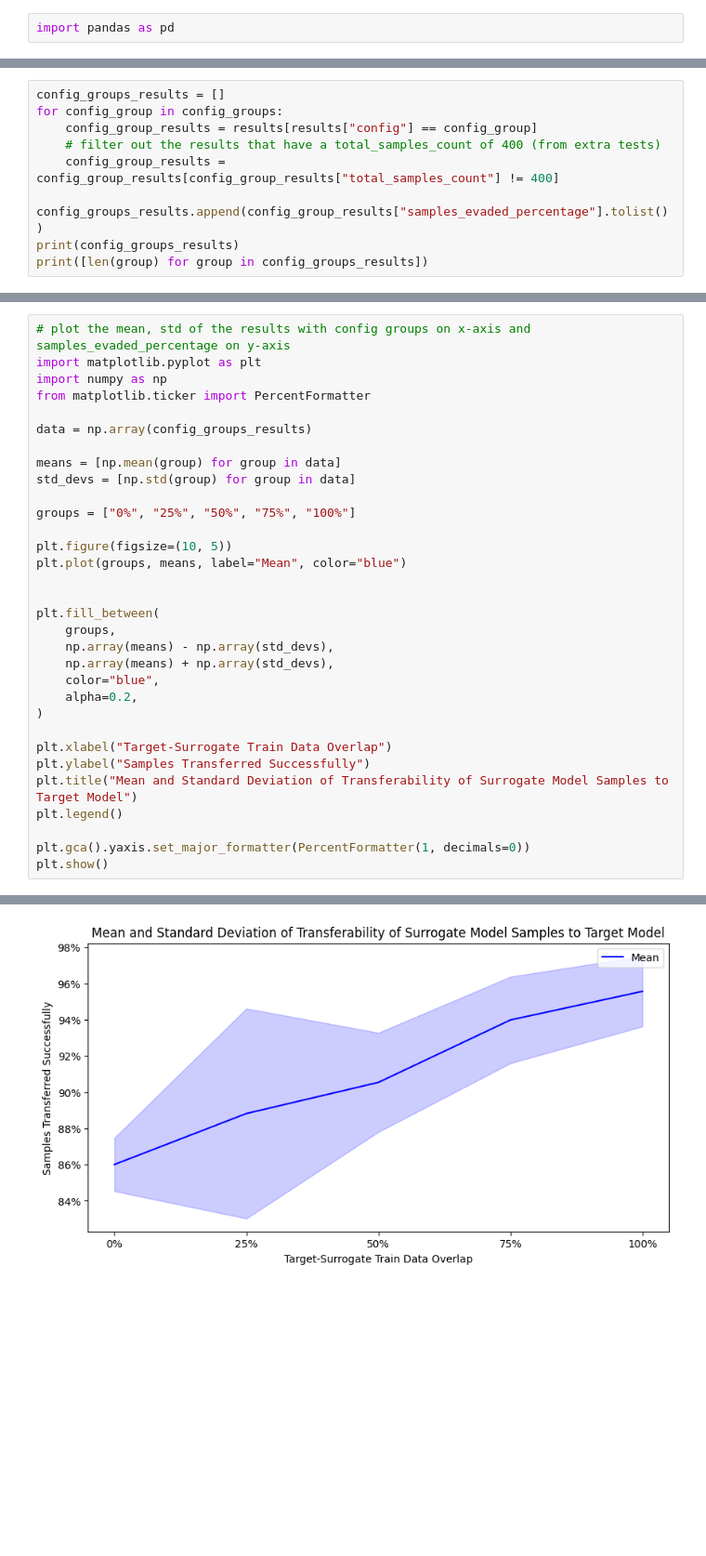
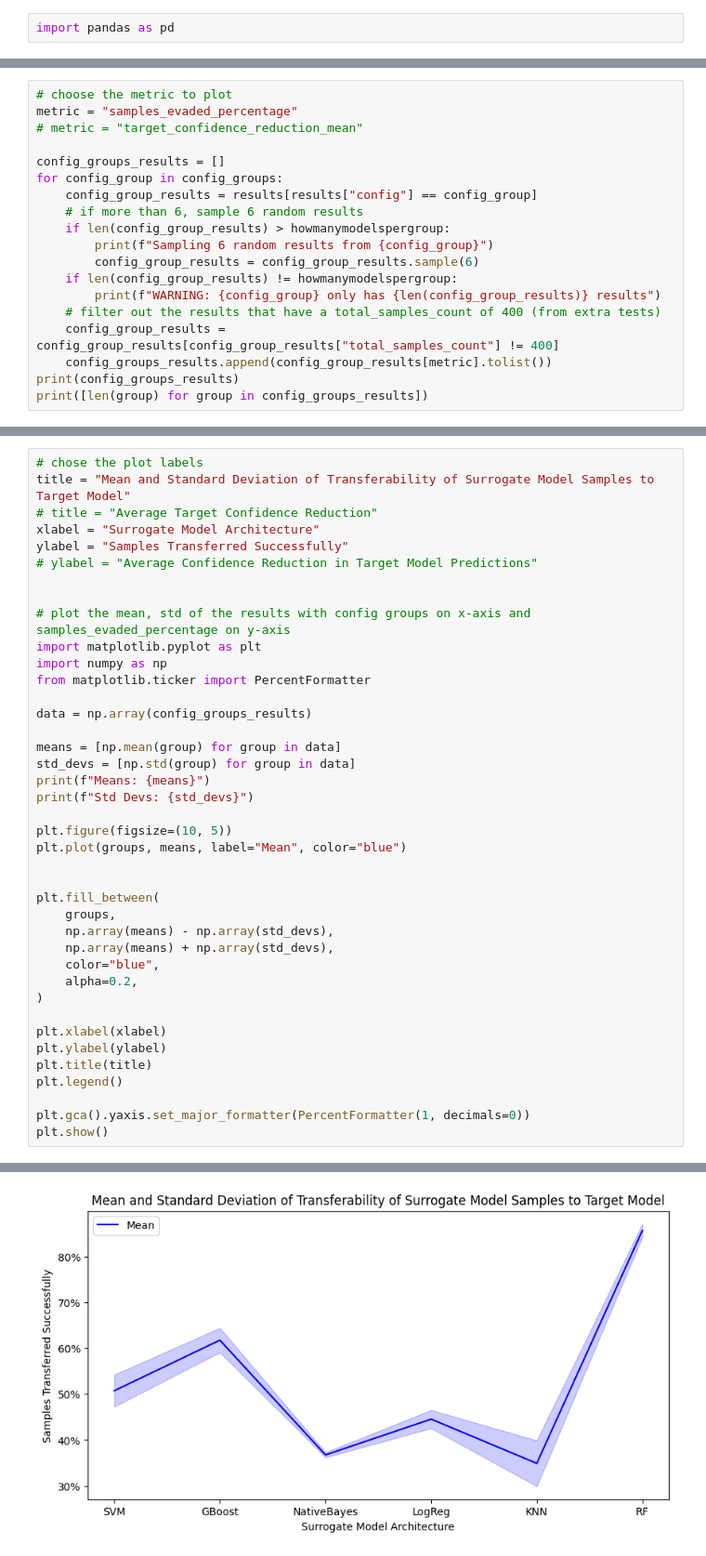
Before and after one commit to docluis/WAFcraft-docker, a Jupyter notebook: wafcraft/vizualize_results.ipynb, the cells around one changed output, grey strips where cells are left out. Shown: that part at 93% size. Drawn from its saved outputs; the diff is of its cells as text; blank space fills up the shorter version.

```diff
--- a/wafcraft/vizualize_results.ipynb
+++ b/wafcraft/vizualize_results.ipynb
@@ -24,12 +41,22 @@ config_groups = [
 
 results = pd.read_csv(f'results/target_{target}/transferability.csv')
 # %%
+# choose the metric to plot
+metric = "samples_evaded_percentage"
+# metric = "target_confidence_reduction_mean"
+
 config_groups_results = []
 for config_group in config_groups:
     config_group_results = results[results["config"] == config_group]
+    # if more than 6, sample 6 random results
+    if len(config_group_results) > howmanymodelspergroup:
+        print(f"Sampling 6 random results from {config_group}")
+        config_group_results = config_group_results.sample(6)
+    if len(config_group_results) != howmanymodelspergroup:
+        print(f"WARNING: {config_group} only has {len(config_group_results)} results")
     # filter out the results that have a total_samples_count of 400 (from extra tests)
     config_group_results = config_group_results[config_group_results["total_samples_count"] != 400]
-    config_groups_results.append(config_group_results["samples_evaded_percentage"].tolist())
+    config_groups_results.append(config_group_results[metric].tolist())
 print(config_groups_results)
 print([len(group) for group in config_groups_results])
 # %% [output]
@@ -38,4 +66,12 @@ print([len(group) for group in config_groups_results])
 # %%
+# chose the plot labels
+title = "Mean and Standard Deviation of Transferability of Surrogate Model Samples to Target Model"
+# title = "Average Target Confidence Reduction"
+xlabel = "Surrogate Model Architecture"
+ylabel = "Samples Transferred Successfully"
+# ylabel = "Average Confidence Reduction in Target Model Predictions"
+
+
 # plot the mean, std of the results with config groups on x-axis and samples_evaded_percentage on y-axis
 import matplotlib.pyplot as plt
 import numpy as np
@@ -45,8 +81,8 @@ data = np.array(config_groups_results)
 
 means = [np.mean(group) for group in data]
 std_devs = [np.std(group) for group in data]
-
-groups = ["0%", "25%", "50%", "75%", "100%"]
+print(f"Means: {means}")
+print(f"Std Devs: {std_devs}")
 
 plt.figure(figsize=(10, 5))
 plt.plot(groups, means, label="Mean", color="blue")
@@ -60,9 +96,9 @@ plt.fill_between(
     alpha=0.2,
 )
 
-plt.xlabel("Target-Surrogate Train Data Overlap")
-plt.ylabel("Samples Transferred Successfully")
-plt.title("Mean and Standard Deviation of Transferability of Surrogate Model Samples to Target Model")
+plt.xlabel(xlabel)
+plt.ylabel(ylabel)
+plt.title(title)
 plt.legend()
 
 plt.gca().yaxis.set_major_formatter(PercentFormatter(1, decimals=0))
@@ -71 +109 @@ plt.show()
-[figure, old version]
+[figure, new version]
```
Also changed, not shown: parts of 3 cells of this notebook, 7 other files.
